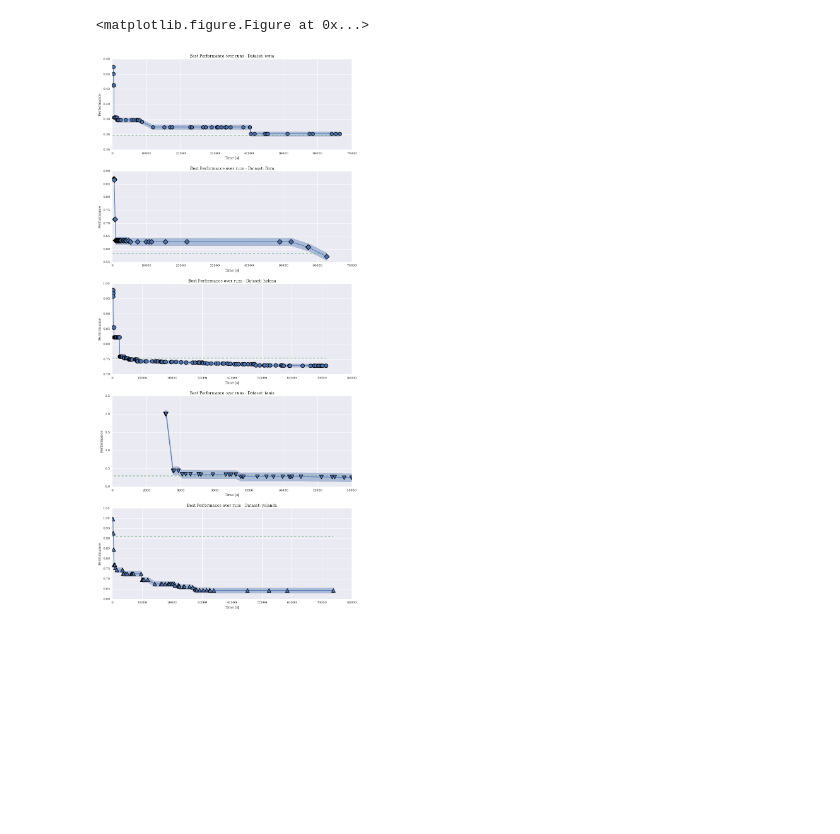
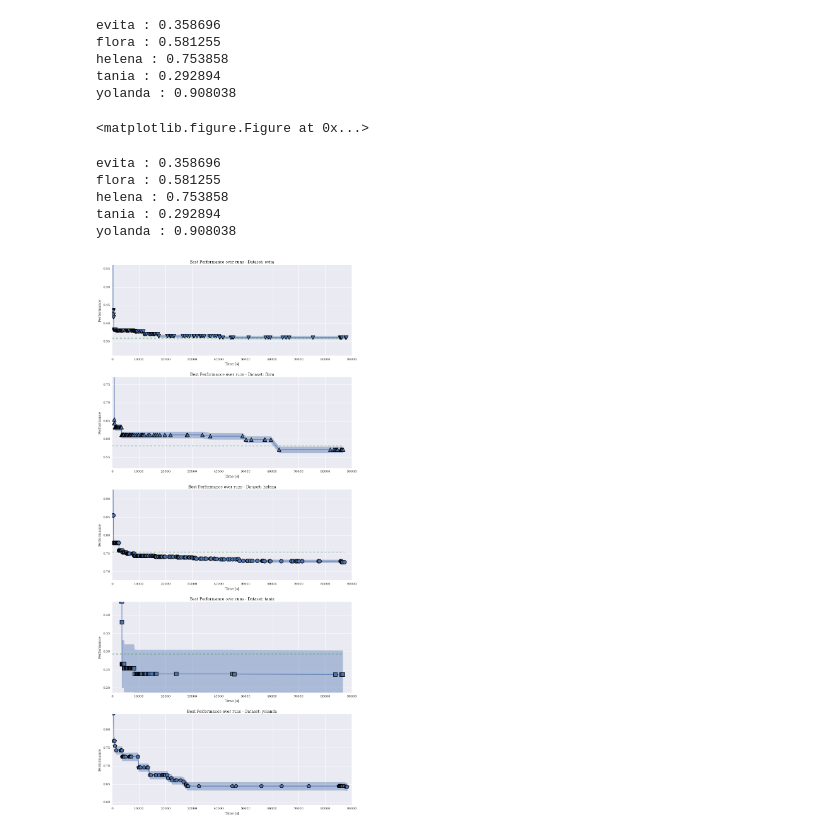
Before and after one commit to hmendozap/master-arbeit-projects, a Jupyter notebook: plotting_param_distros/Trajectory_Plotting.ipynb, the cells around one changed output. Saved outputs shown, nothing was run; the diff lists cells and outputs as text; code cells hidden in the pictures; blank space fills up the shorter version.

```diff
--- a/plotting_param_distros/Trajectory_Plotting.ipynb
+++ b/plotting_param_distros/Trajectory_Plotting.ipynb
@@ -40,6 +35,7 @@ for d_set in datasets:
     old_dataset = 'results_2404/' + d_set + '_shared/'+ d_set
     dataset = d_set + '_reduced_cs/' + d_set
     best_perf_set = reader.load_trajectories(dataset=old_dataset, preprocessor=None).performance.min()
+    print("%s : %f" % (d_set, best_perf_set))
     df_set = reader.load_trajectories(dataset=dataset, preprocessor=None)
     df_set = df_set.sort_values(by='cpu_time')
 
@@ -47,6 +43,8 @@ for d_set in datasets:
     with sns.color_palette('Paired',12):
         axs = plt.subplot(111)
         for n,gs in df_set.groupby('run'):
+            if int(n.strip("seed_")) > 100:
+                continue
             axs.plot(gs.cpu_time, gs.performance, '-',label=n, marker=next(markers), ms=12, mew=1.5, mec='black')
         axs.set_title("Trajectory Performance " + d_set +" Dataset")
         axs.hlines(best_perf_set, 10**2, df_set.cpu_time.max(), linestyles='--', label='Best Config 24.04')
@@ -55,32 +53,56 @@ for d_set in datasets:
         axs.set_ylabel("Performance (X-Val Error)")
         axs.set_xlim(10**2, )
         axs.set_ylim(df_set.performance.min()-0.01, min(1.0,df_set.performance.max()))
-        axs.legend(ncol=2)
+        axs.legend(ncol=3)
     plt.tight_layout()
     fig_set.savefig(dir_to_save + d_set +'_compare.png')
     fig_set.clf()
 # %% [output]
-<matplotlib.figure.Figure at 0x...>
+evita : 0.358696
+flora : 0.581255
+helena : 0.753858
+tania : 0.292894
+yolanda : 0.908038
+<matplotlib.figure.Figure at 0x...>
 # %%
 from scipy.stats import sem
+# %%
+dset1 = reader.load_trajectory_by_file(os.path.join(basedata_dir, 'helena_reduced_cs','helena','detailed-traj-run-100.csv'),
+                                       full_config=False)
+# %%
+dset2 = reader.load_trajectory_by_file(os.path.join(basedata_dir, 'helena_reduced_cs','helena','detailed-traj-run-2000.csv'),
+                                                   full_config=False)
+# %%
+for d_set in datasets:
+    old_dataset = 'results_2404/' + d_set + '_shared/'+ d_set
+    dataset = d_set + '_reduced_cs/' + d_set
+    best_perf_set = reader.load_trajectories(dataset=old_dataset, preprocessor=None).performance.min()
+    print("%s : %f" % (d_set, best_perf_set))
+# %% [output]
+evita : 0.358696
+flora : 0.581255
+helena : 0.753858
+tania : 0.292894
+yolanda : 0.908038
 # %%
 fig_mean, ax_mean = plt.subplots(nrows=len(datasets), figsize=(12.,25.))
 for d_set, ax in zip(datasets, ax_mean.flat):
     old_dataset = 'results_2404/' + d_set + '_shared/'+ d_set
     dataset = d_set + '_reduced_cs/' + d_set
     best_perf_set = reader.load_trajectories(dataset=old_dataset, preprocessor=None).performance.min()
     df_set = reader.load_trajectories(dataset=dataset, preprocessor=None)
     df_set = df_set.sort_values(by='cpu_time')
 
     expand_min = pd.expanding_min(df_set.performance)
     ax.plot(df_set.cpu_time, expand_min, marker=next(markers), ms=12, mew=1.54, mec='black')
     q1_min = expand_min - expand_min.sem()
     q3_min = expand_min + expand_min.sem()
     ax.fill_between(df_set.cpu_time, q1_min, q3_min, alpha=0.4)
     ax.hlines(best_perf_set, 10**2, df_set.cpu_time.max(), linestyles='--', label='Best Performance 24.04', color='g')
+    ax.set_ylim(df_set.performance.min()-0.05, min(1.0,df_set.performance.min()+0.20))
     ax.set_ylabel('Performance')
     ax.set_xlabel('Time [s]')
     ax.set_title('Best Performance over runs - Dataset: ' + d_set)
 plt.tight_layout()
 # %% [output]
-[figure, old version]
+[figure, new version]
```
Also changed, not shown: parts of 13 cells of this notebook, 1 other file.
